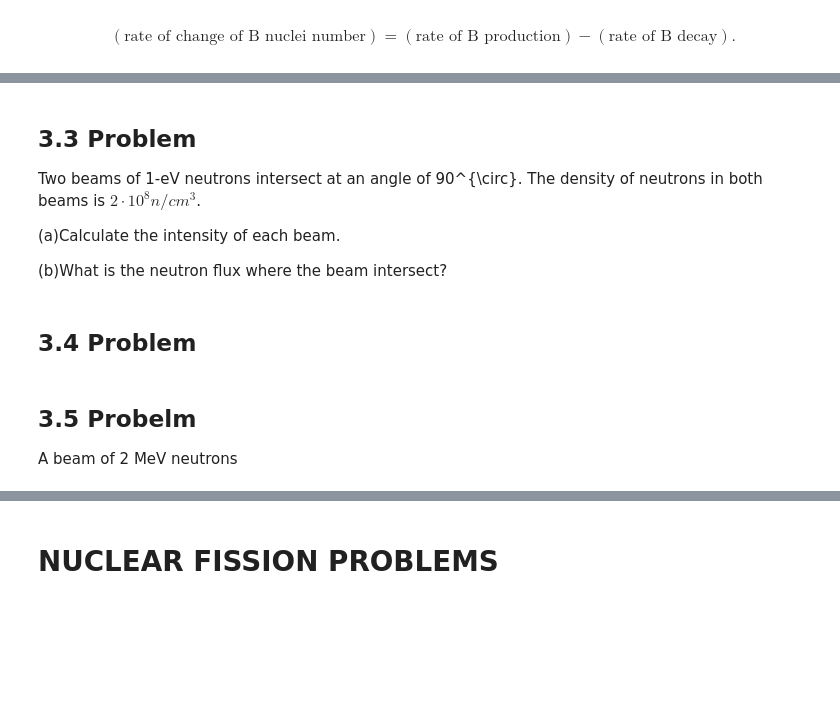
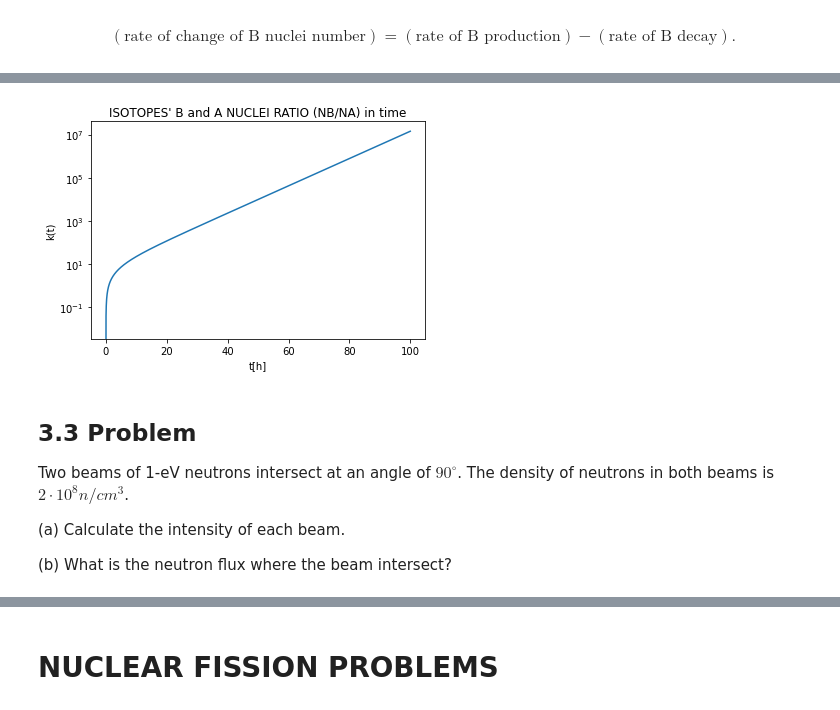
Before and after one commit to kmiec96/Nuclear, a Jupyter notebook: set1.ipynb, the cells around one changed output, grey strips where cells are left out. Drawn from its saved outputs; the diff is of its cells as text; code cells hidden in the pictures; blank space fills up the shorter version.

```diff
--- a/set1.ipynb
+++ b/set1.ipynb
@@ -568,12 +590,22 @@ plt.show()
+# %%
+#c).
+tmax=100 #max time 100 hours
+tA=4     #half-life 4 hours
+tB=25    #half-life 25 hours
+t=np.arange(0,tmax,0.01)
+plt.plot(t, k(tA,tB,t), zorder=1)
+
+plt.title('ISOTOPES\' B and A NUCLEI RATIO (NB/NA) in time')
+plt.yscale("log")
+plt.xlabel("t[h]")
+plt.ylabel("k(t)")
+plt.show()
+# %% [output]
+[figure, added]
 # %% [markdown]
 ## 3.3 Problem
-Two beams of 1-eV neutrons intersect at an angle of 90^{\circ}. The density of neutrons in both beams is $2\cdot10^{8}n/cm^{3}$.
+Two beams of 1-eV neutrons intersect at an angle of $90^{\circ}$. The density of neutrons in both beams is $2\cdot10^{8}n/cm^{3}$.
 
-(a)Calculate the intensity of each beam.
+(a) Calculate the intensity of each beam.
 
-(b)What is the neutron flux where the beam intersect?
+(b) What is the neutron flux where the beam intersect?
-# %% [markdown]
-## 3.4 Problem
-# %% [markdown]
-## 3.5 Probelm
-A beam of 2 MeV neutrons
```
Also changed, not shown: parts of 8 cells of this notebook.
